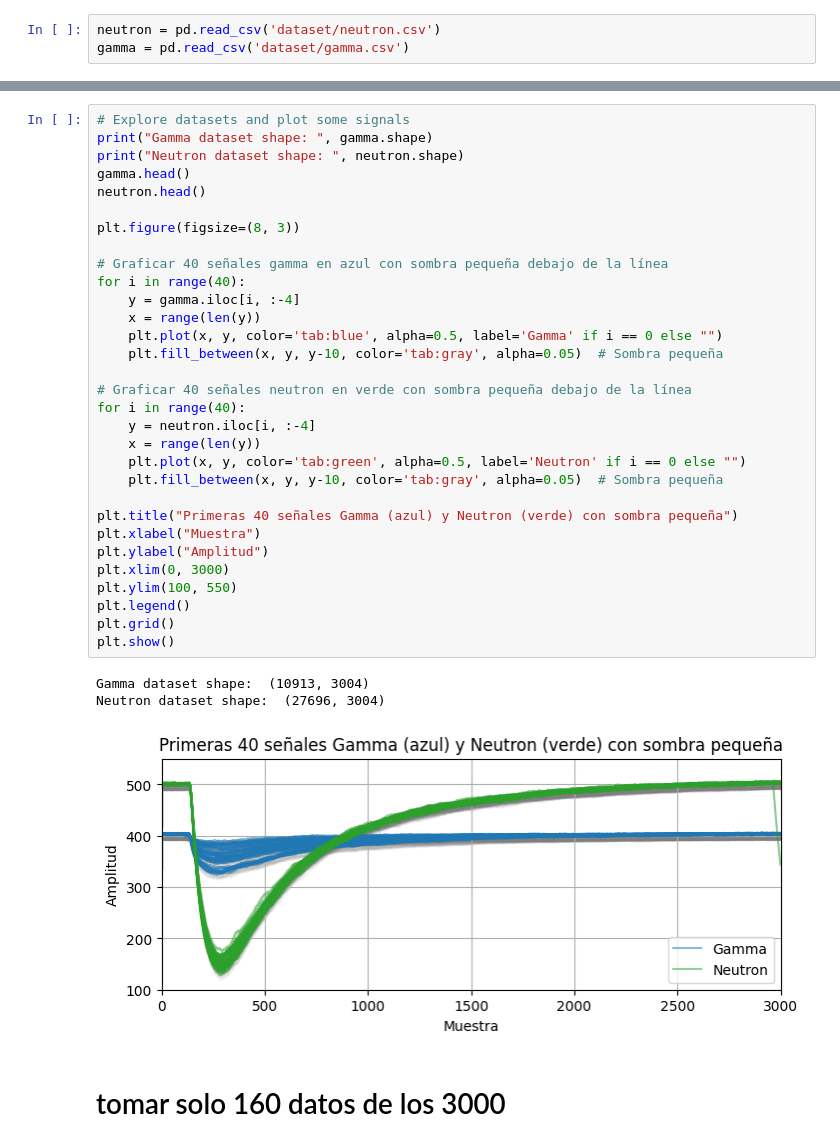
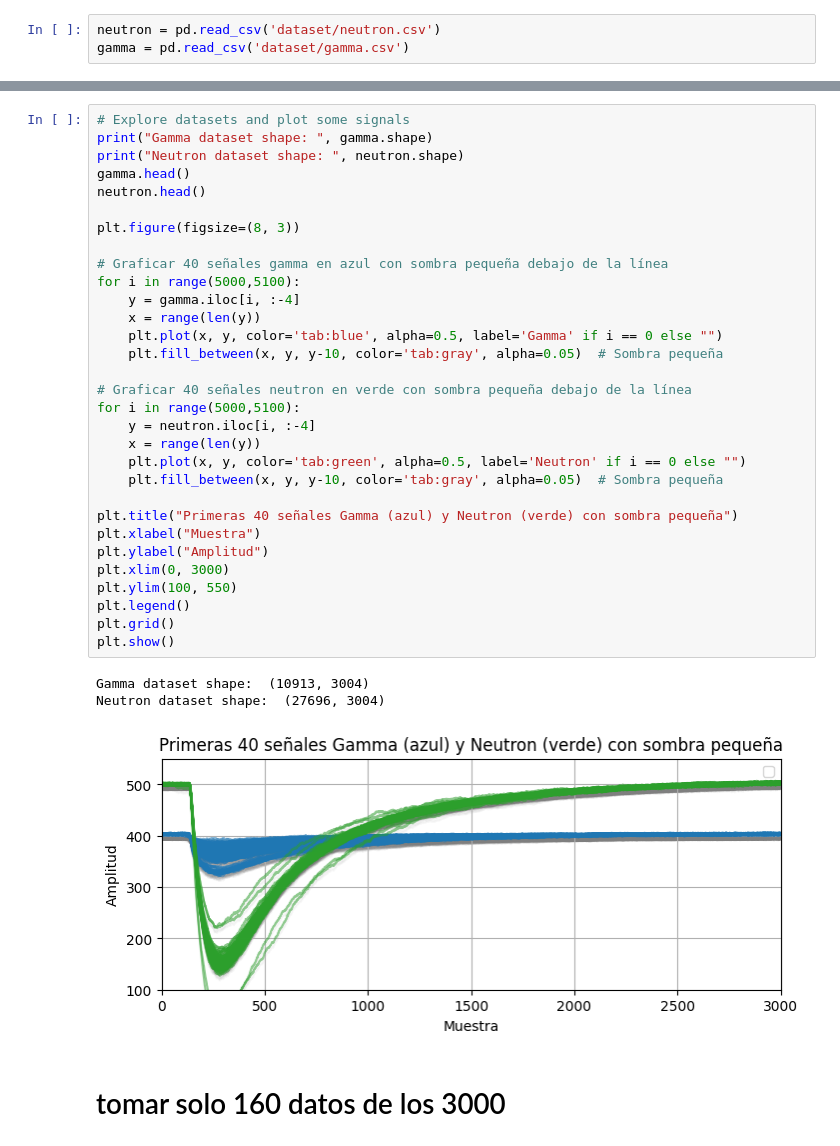
Before and after one commit to fabioc9675/FPGA_ml4hls_prj, a Jupyter notebook: PythonModel/Spectra_dataset.ipynb, the cells around one changed output, grey strips where cells are left out. Drawn from its saved outputs; the diff is of its cells as text.

```diff
--- a/PythonModel/Spectra_dataset.ipynb
+++ b/PythonModel/Spectra_dataset.ipynb
@@ -24,36 +25,36 @@ Text(0.5, 1.0, 'Energy vs FCI for Neutron and Gamma')
 print("Gamma dataset shape: ", gamma.shape)
 print("Neutron dataset shape: ", neutron.shape)
 gamma.head()
 neutron.head()
 
 plt.figure(figsize=(8, 3))
 
 # Graficar 40 señales gamma en azul con sombra pequeña debajo de la línea
-for i in range(40):
+for i in range(5000,5100):
     y = gamma.iloc[i, :-4]
     x = range(len(y))
     plt.plot(x, y, color='tab:blue', alpha=0.5, label='Gamma' if i == 0 else "")
     plt.fill_between(x, y, y-10, color='tab:gray', alpha=0.05)  # Sombra pequeña
 
 # Graficar 40 señales neutron en verde con sombra pequeña debajo de la línea
-for i in range(40):
+for i in range(5000,5100):
     y = neutron.iloc[i, :-4]
     x = range(len(y))
     plt.plot(x, y, color='tab:green', alpha=0.5, label='Neutron' if i == 0 else "")
     plt.fill_between(x, y, y-10, color='tab:gray', alpha=0.05)  # Sombra pequeña
 
 plt.title("Primeras 40 señales Gamma (azul) y Neutron (verde) con sombra pequeña")
 plt.xlabel("Muestra")
 plt.ylabel("Amplitud")
 plt.xlim(0, 3000)
 plt.ylim(100, 550)
 plt.legend()
 plt.grid()
 plt.show()
 # %% [output]
 Gamma dataset shape:  (10913, 3004)
 Neutron dataset shape:  (27696, 3004)
-[figure, old version]
+[figure, new version]
 # %% [markdown]
 # tomar solo 160 datos de los 3000
 # %%
```
Also changed, not shown: parts of 11 cells of this notebook, 6 other files.
